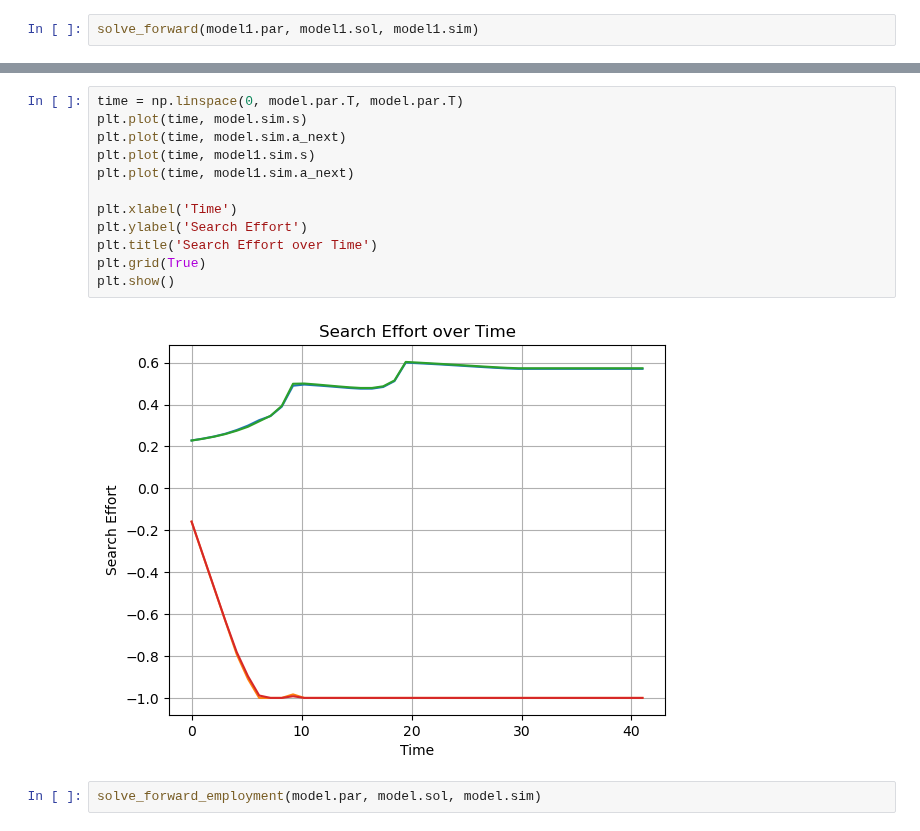
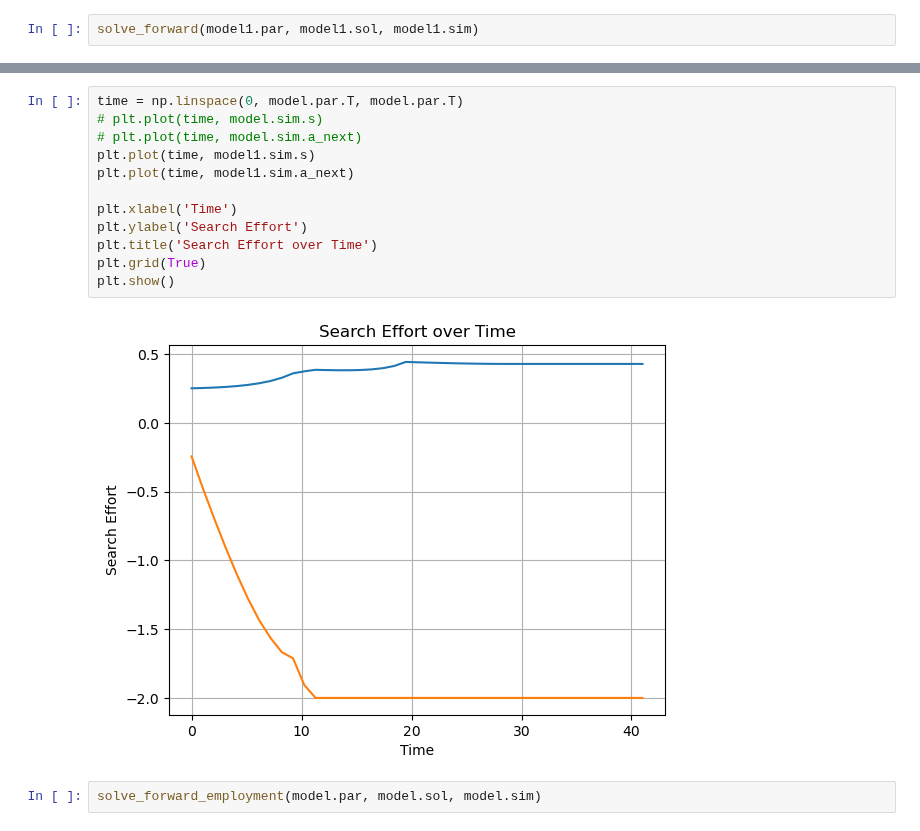
Before and after one commit to qrn838/Dynamic-programming-project, a Jupyter notebook: 2. consumption saving.ipynb, the cells around one changed output, grey strips where cells are left out. Cells and saved outputs as stored; diff of their text form.

```diff
--- a/2. consumption saving.ipynb
+++ b/2. consumption saving.ipynb
@@ -148,17 +188,17 @@ plt.show()
 # %%
 time = np.linspace(0, model.par.T, model.par.T)
-plt.plot(time, model.sim.s)
-plt.plot(time, model.sim.a_next)
+# plt.plot(time, model.sim.s)
+# plt.plot(time, model.sim.a_next)
 plt.plot(time, model1.sim.s)
 plt.plot(time, model1.sim.a_next)
 
 plt.xlabel('Time')
 plt.ylabel('Search Effort')
 plt.title('Search Effort over Time')
 plt.grid(True)
 plt.show()
 # %% [output]
-[figure, old version]
+[figure, new version]
 # %%
 solve_forward_employment(model.par, model.sol, model.sim)
 # %%
```
Also changed, not shown: parts of 15 cells of this notebook, 3 other files.
